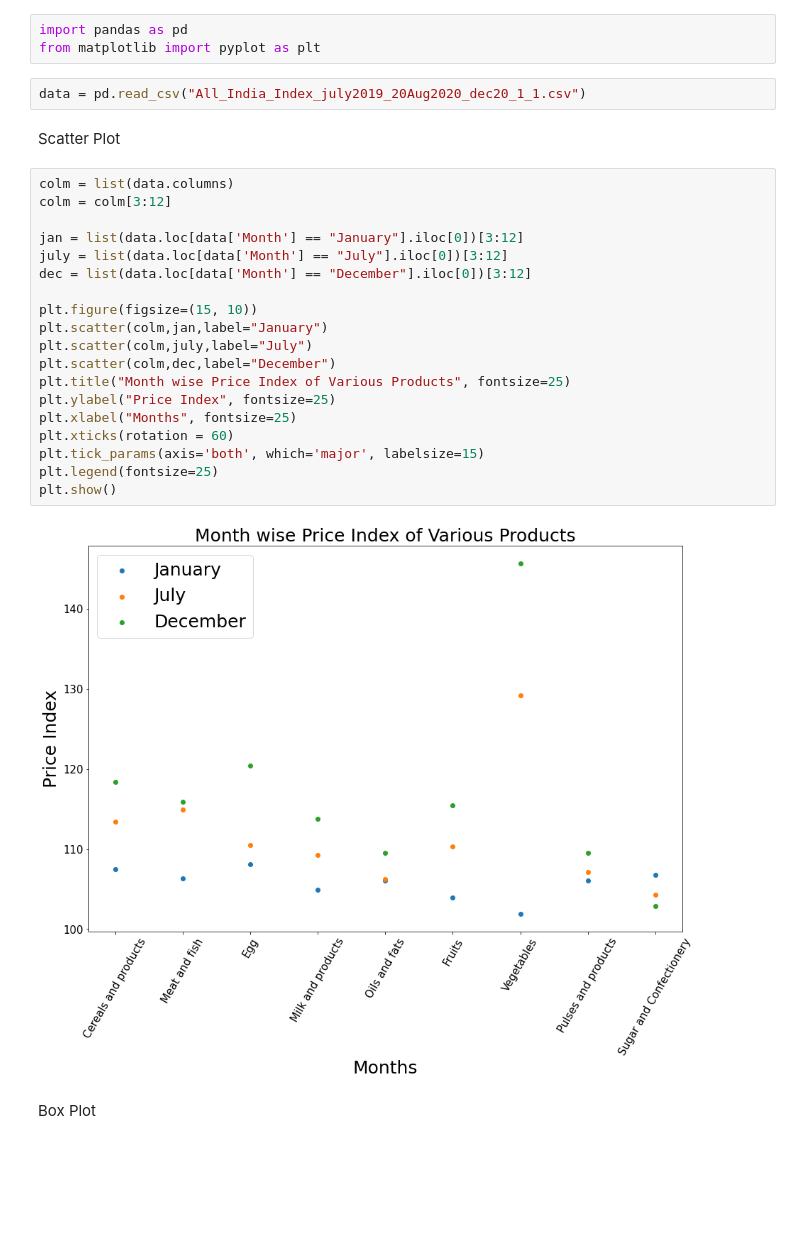
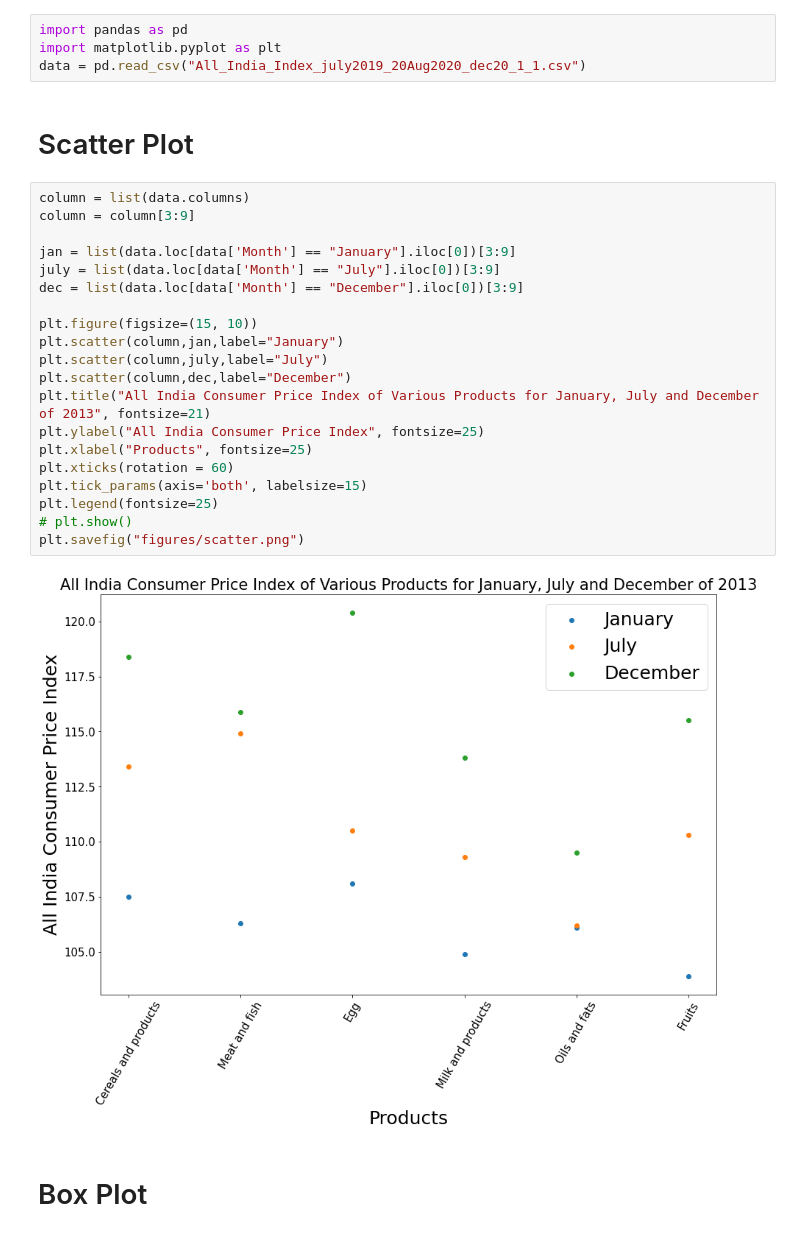
Before and after one commit to gourabp7/Data-Science-Visualization, a Jupyter notebook: data.ipynb, the cells around one changed output. Cells and saved outputs as stored; diff of their text form; blank space fills up the shorter version.

```diff
--- a/data.ipynb
+++ b/data.ipynb
@@ -1,31 +1,31 @@
 # %%
 import pandas as pd
-from matplotlib import pyplot as plt
+import matplotlib.pyplot as plt
+data = pd.read_csv("All_India_Index_july2019_20Aug2020_dec20_1_1.csv")
-# %%
-data = pd.read_csv("All_India_Index_july2019_20Aug2020_dec20_1_1.csv")
-# %% [markdown]
-Scatter Plot
+# %% [markdown]
+# Scatter Plot
 # %%
-colm = list(data.columns)
-colm = colm[3:12]
+column = list(data.columns)
+column = column[3:9]
 
-jan = list(data.loc[data['Month'] == "January"].iloc[0])[3:12]
-july = list(data.loc[data['Month'] == "July"].iloc[0])[3:12]
-dec = list(data.loc[data['Month'] == "December"].iloc[0])[3:12]
+jan = list(data.loc[data['Month'] == "January"].iloc[0])[3:9]
+july = list(data.loc[data['Month'] == "July"].iloc[0])[3:9]
+dec = list(data.loc[data['Month'] == "December"].iloc[0])[3:9]
 
 plt.figure(figsize=(15, 10))
-plt.scatter(colm,jan,label="January")
-plt.scatter(colm,july,label="July")
-plt.scatter(colm,dec,label="December")
-plt.title("Month wise Price Index of Various Products", fontsize=25)
-plt.ylabel("Price Index", fontsize=25)
-plt.xlabel("Months", fontsize=25)
+plt.scatter(column,jan,label="January")
+plt.scatter(column,july,label="July")
+plt.scatter(column,dec,label="December")
+plt.title("All India Consumer Price Index of Various Products for January, July and December of 2013", fontsize=21)
+plt.ylabel("All India Consumer Price Index", fontsize=25)
+plt.xlabel("Products", fontsize=25)
 plt.xticks(rotation = 60)
-plt.tick_params(axis='both', which='major', labelsize=15)
+plt.tick_params(axis='both', labelsize=15)
 plt.legend(fontsize=25)
-plt.show()
+# plt.show()
+plt.savefig("figures/scatter.png")
 # %% [output]
-[figure, old version]
+[figure, new version]
-# %% [markdown]
-Box Plot
+# %% [markdown]
+# Box Plot
 # %%
```
Also changed, not shown: parts of 4 cells of this notebook, 4 other files.
